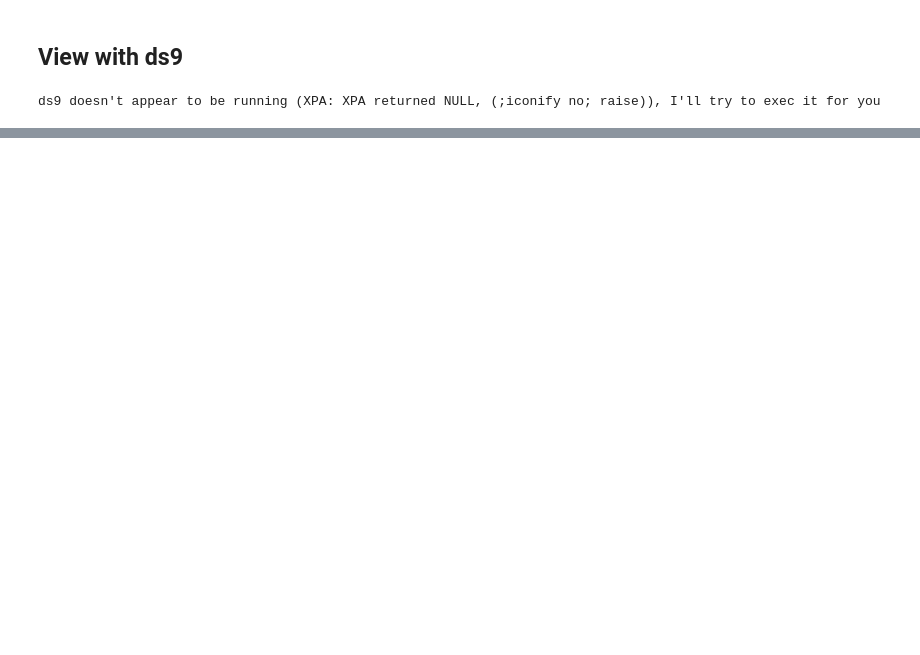
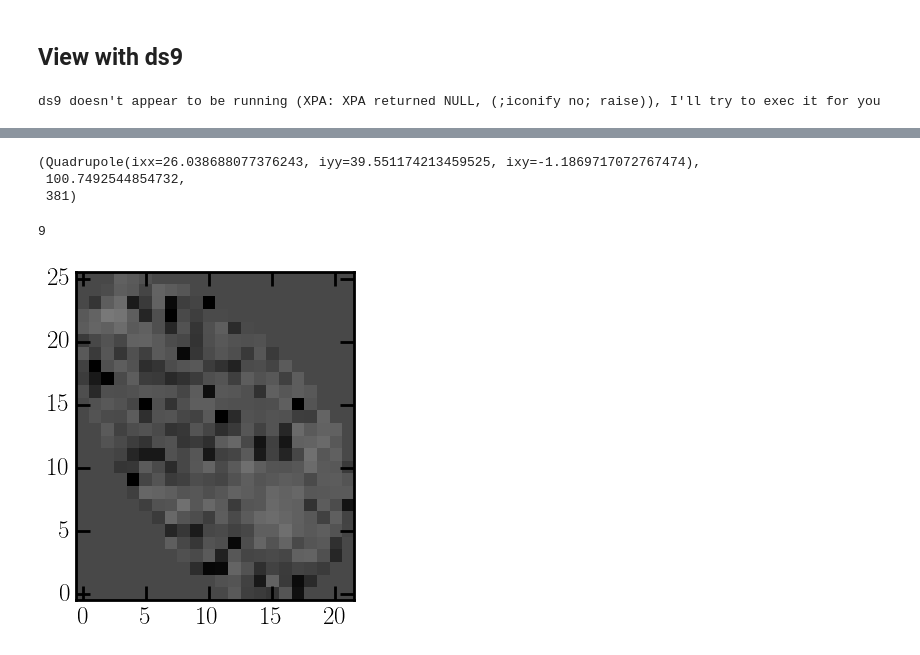
Before and after one commit to johnnygreco/hugs-ana, a Jupyter notebook: notebooks/test_lsst_stack/detection.ipynb, the cells around one changed output, grey strips where cells are left out. Drawn from its saved outputs; the diff is of its cells as text; code cells hidden in the pictures; blank space fills up the shorter version.

```diff
--- a/notebooks/test_lsst_stack/detection.ipynb
+++ b/notebooks/test_lsst_stack/detection.ipynb
@@ -131,0 +215,32 @@ ds9 doesn't appear to be running (XPA: XPA returned NULL, (;iconify no; raise)),
+# %%
+foot.getShape(), foot.getShape().getArea(), foot.getArea()
+# %% [output]
+(Quadrupole(ixx=26.038688077376243, iyy=39.551174213459525, ixy=-1.1869717072767474),
+ 100.7492544854732,
+ 381)
+# %%
+msk = mi.getMask()
+fps = afwDetect.FootprintSet(msk,
+                             afwDetect.Threshold(msk.getPlaneBitMask(['DETECTED']),
+                             afwDetect.Threshold.BITMASK))
+disp.erase()
+with disp.Buffering():
+    for fp in fps.getFootprints():
+        dispUtils.drawFootprint(fp, display=disp, XY0=mi.getXY0(), peaks=True)
+# %%
+im = mi.Factory(mi, fp.getBBox(), afwImage.PARENT)
+
+im.getImage().getArray()[np.where(im.getMask().getArray() & msk.getPlaneBitMask(['DETECTED',]) == 0)] = 0
+
+fps = afwDetect.FootprintSet(im, afwDetect.Threshold(3, afwDetect.Threshold.STDEV))
+
+print(len(fps.getFootprints()))
+
+if False:
+    disp2 = afwDisplay.Display(2)
+    disp2.mtv(im)
+
+_ = afwRgb.displayRGB(afwRgb.makeRGB(im, minimum=-0.1, dataRange=0.2))
+# %% [output]
+9
+[figure, added]
```
Also changed, not shown: parts of 24 cells of this notebook.
